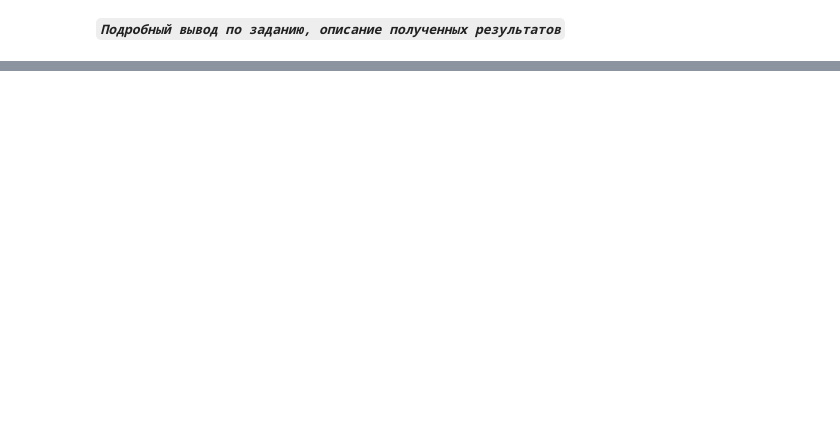
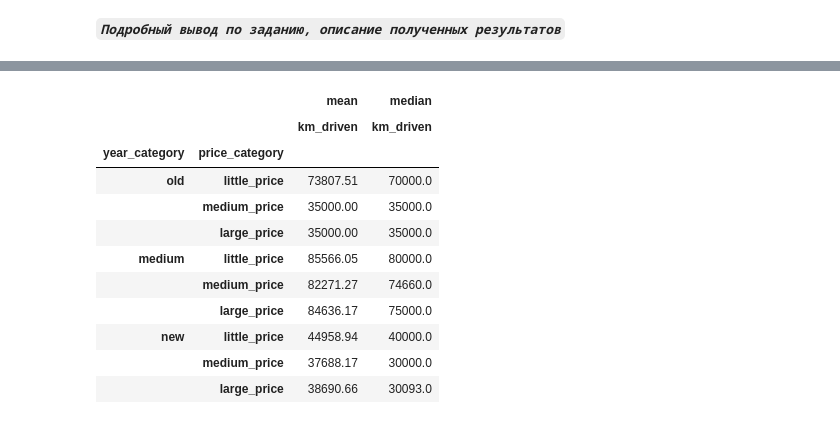
Before and after one commit to NeonNik2245/guap_homework_public, a Jupyter notebook: data_analyze/lab_1/ЛР1_Пахомчик_11.ipynb, the cells around one changed output, grey strips where cells are left out. Drawn from its saved outputs; the diff is of its cells as text; code cells hidden in the pictures; blank space fills up the shorter version.

```diff
--- a/data_analyze/lab_1/ЛР1_Пахомчик_11.ipynb
+++ b/data_analyze/lab_1/ЛР1_Пахомчик_11.ipynb
@@ -550,0 +670,29 @@ pivot_data.round(2)
+# %%
+# Задание 19
+# Создать столбец “Категория года (year)” (с помощью категоризации).
+# Выделить минимум 3 категории (старая, новая, средняя), фильтрацию для года выбрать самостоятельно, аргументировать выбор.
+# Создать столбец “Категория стоимости (price)” (с помощью категоризации).
+#    Выделить минимум 3 категории (низкая, высокая, средняя), фильтрацию для уровня цены выбрать самостоятельно, аргументировать выбор.
+# Создать сводную таблицу: средний, медианный пробег по категории года и категории стоимости.
+
+df.loc[:, 'year_category'] = pd.cut(df.loc[:,'year'], bins=[0, 2000, 2015, float('inf')],
+                                     labels = ['old', 'medium', 'new'])
+# До 2000 года старые автомобили из 19 века, до 2015 нормальные, машины меньше 10 лет - новые.
+
+# Категория стоимости уже есть
+
+pivot_table = df.pivot_table(index = ['year_category', 'price_category'], values = 'km_driven', aggfunc = ['mean', 'median'], observed=True).round(2)
+pivot_table
+# %% [output]
+|  |  | mean | median |
+|  |  | km_driven | km_driven |
+| year_category | price_category |  |  |
+| old | little_price | 73807.51 | 70000.0 |
+|  | medium_price | 35000.00 | 35000.0 |
+|  | large_price | 35000.00 | 35000.0 |
+| medium | little_price | 85566.05 | 80000.0 |
+|  | medium_price | 82271.27 | 74660.0 |
+|  | large_price | 84636.17 | 75000.0 |
+| new | little_price | 44958.94 | 40000.0 |
+|  | medium_price | 37688.17 | 30000.0 |
+|  | large_price | 38690.66 | 30093.0 |
```
Also changed, not shown: parts of 7 cells of this notebook.
